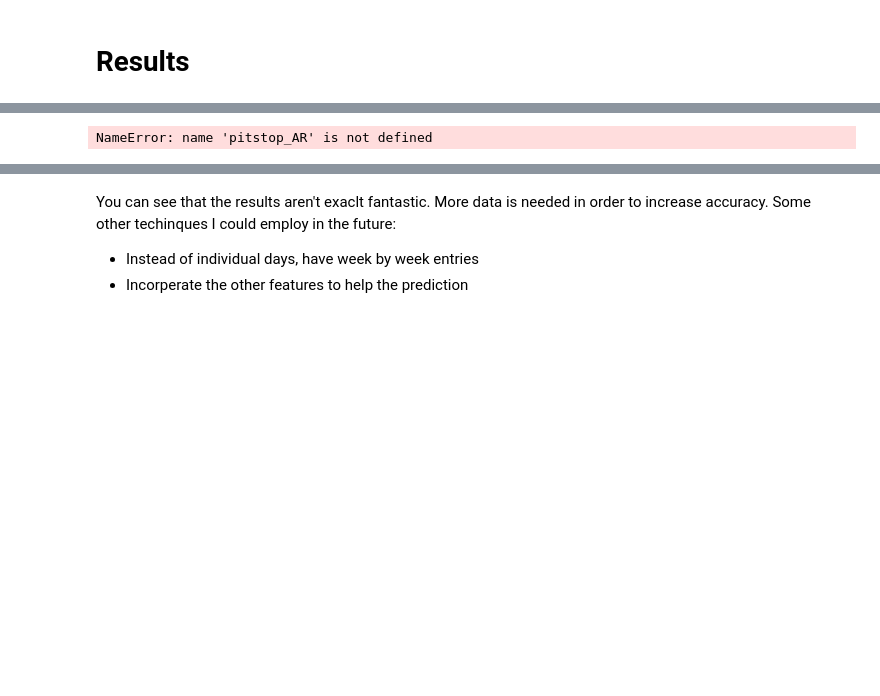
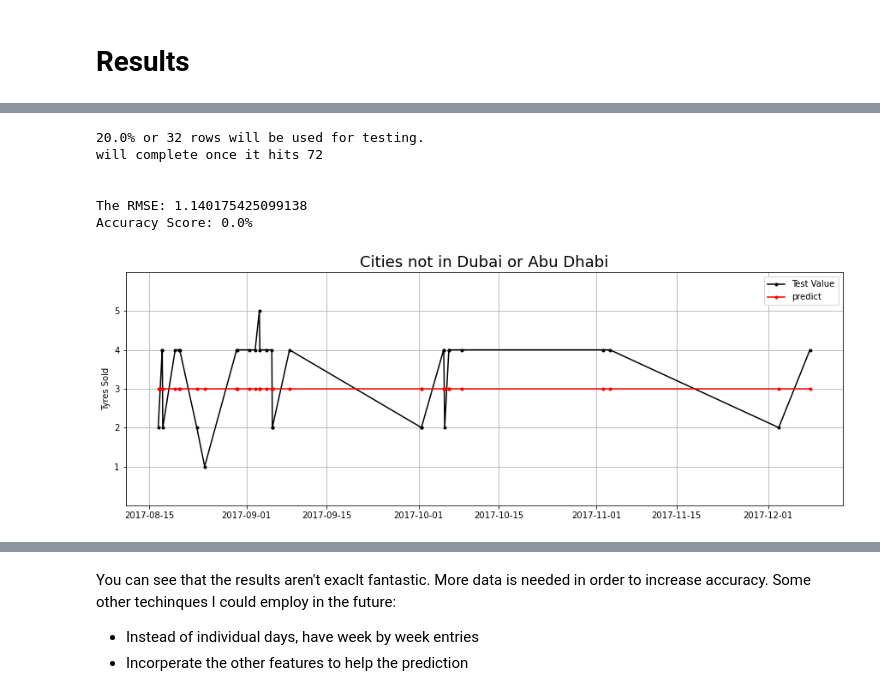
Before and after one commit to musarasheed/pitstop, a Jupyter notebook: Pitstop Arabia.ipynb, the cells around one changed output, grey strips where cells are left out. Saved outputs shown, nothing was run; the diff lists cells and outputs as text; code cells hidden in the pictures; blank space fills up the shorter version.

```diff
--- a/Pitstop Arabia.ipynb
+++ b/Pitstop Arabia.ipynb
@@ -796,5 +825,11 @@ pitstop_AR(0.6, 0.2, l_dubai)
 # %%
-pitstop_AR(0.6,0.2,third_chunk)
+pitstop_AR(0.6,0.2,third_chunk, 'Cities not in Dubai or Abu Dhabi')
 # %% [output]
-NameError: name 'pitstop_AR' is not defined
+20.0% or 32 rows will be used for testing.
+will complete once it hits 72
+
+
+The RMSE: 1.140175425099138
+Accuracy Score: 0.0%
+[figure, added]
 # %%
```
Also changed, not shown: parts of 13 cells of this notebook.
